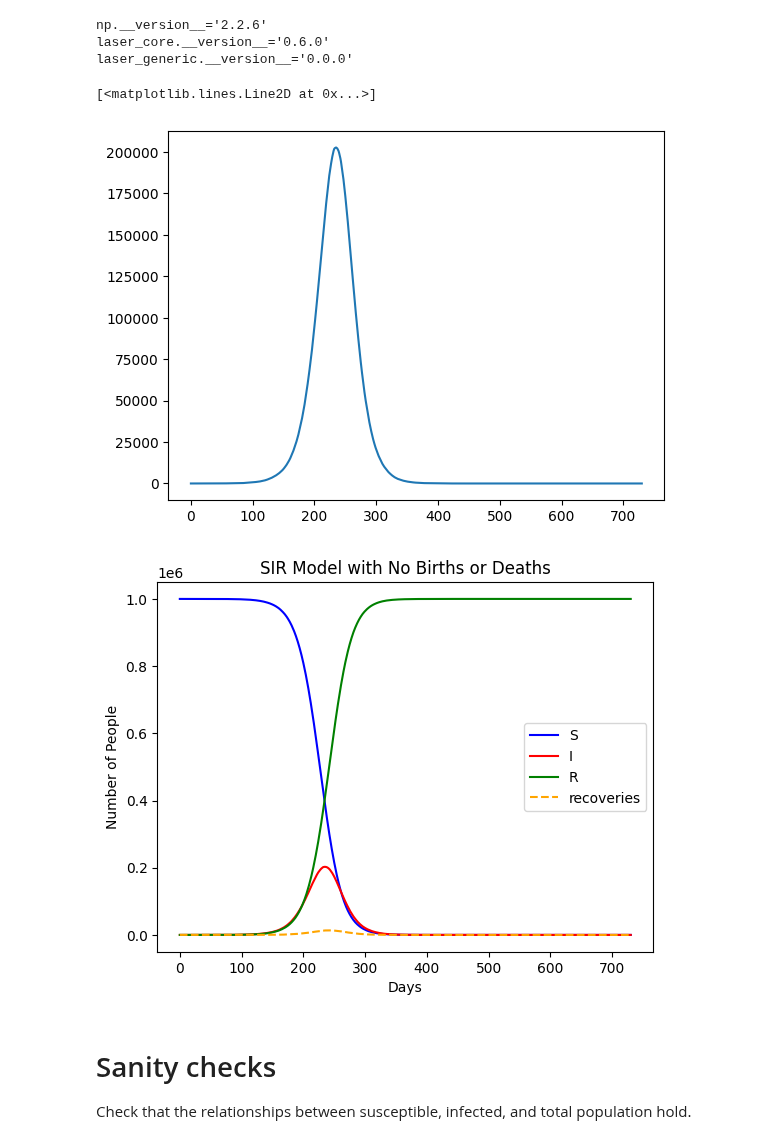
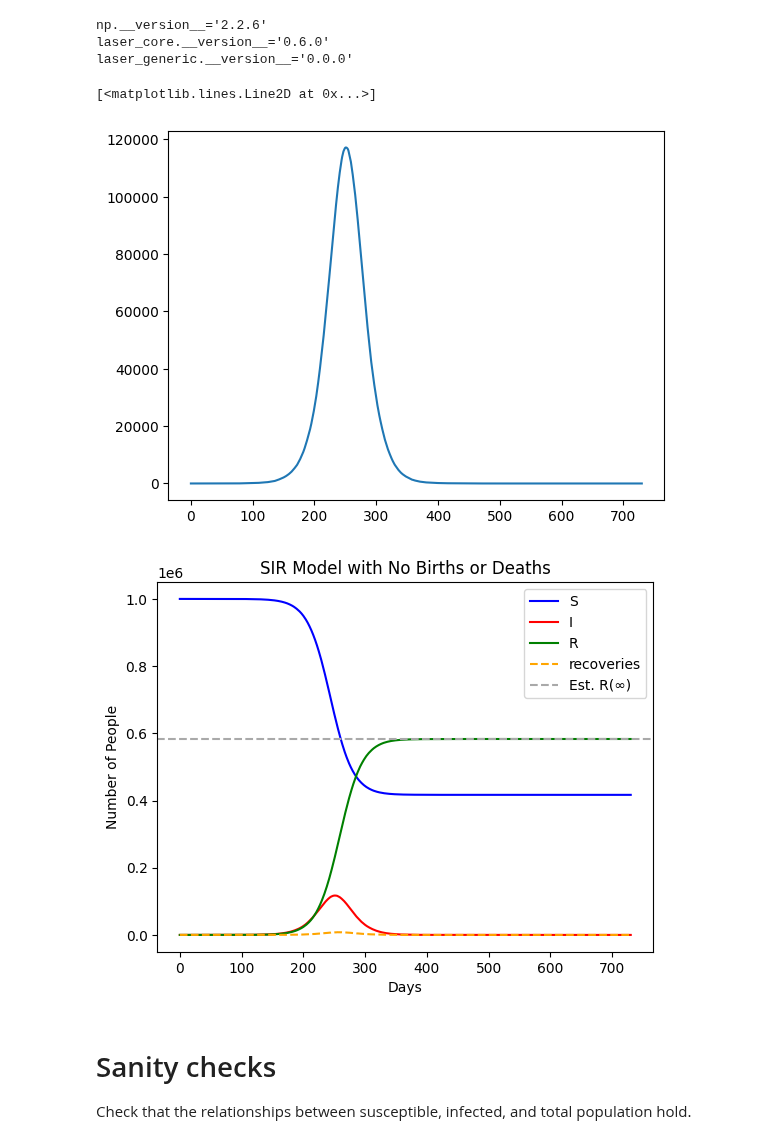
Before and after one commit to InstituteforDiseaseModeling/laser-generic, a Jupyter notebook: notebooks/04_SIR_nobirths_outbreak_size.ipynb, the cells around one changed output. Saved outputs shown, nothing was run; the diff lists cells and outputs as text; code cells hidden in the pictures.

```diff
--- a/notebooks/04_SIR_nobirths_outbreak_size.ipynb
+++ b/notebooks/04_SIR_nobirths_outbreak_size.ipynb
@@ -108,15 +109,9 @@ def create_single_node_model(population: int, init_inf: int = 0, init_rec: int =
 # %%
 pop = 1e6
 initial_infected = 1
-parameters = PropertySet({"seed": 2, "nticks": 730, "verbose": True, "beta": 0.1, "inf_mean": 50, "cbr": 0.0, "cdr": 0.0})
+# parameters = PropertySet({"seed": 2, "nticks": 730, "verbose": True, "beta": 0.1, "inf_mean": 50, "cbr": 0.0, "cdr": 0.0})
+# R0 = beta * inf_mean = 0.1 * 15 = 1.5 - expected attack fraction is just under 60%
 parameters = PropertySet({"seed": 2, "nticks": 730, "verbose": True, "beta": 0.1, "inf_mean": 15, "cbr": 0.0, "cdr": 0.0})
-
-model = create_single_node_model(
-    population=pop,
-    init_inf=initial_infected,
-    init_rec=0,
-    parameters=parameters,
-)
 
 inf_mean = np.float32(parameters.inf_mean)
 @nb.njit(nogil=True, cache=True)
@@ -127,31 +122,45 @@ def infectious_duration_distribution():
     clipped = np.maximum(1, asuint8)
     return clipped
 
-model.infectious_duration_fn = infectious_duration_distribution
 
-# We're setting up a population with no births or deaths, so these demographics won't be used.
-# Sampling this pyramid will return indices in [0, 88] with equal probability.
-# model.pyramid = AliasedDistribution(np.full(89, 1_000))
-# The survival function will return the probability of surviving past each age.
-# model.survival = KaplanMeierEstimator(np.full(89, 1_000).cumsum())
+stochastic_elimination = True
+while stochastic_elimination:
 
-model.run()
+    model = create_single_node_model(
+        population=pop,
+        init_inf=initial_infected,
+        init_rec=0,
+        parameters=parameters,
+    )
+    model.infectious_duration_fn = infectious_duration_distribution
+
+    model.run()
+    stochastic_elimination = np.all(model.nodes.I[10] == 0)
+
 plt.plot(model.nodes.I)
 # %% [output]
 [<matplotlib.lines.Line2D at 0x...>]
-[figure, old version]
+[figure, new version]
 # %%
+# Estimate the outbreak size (attack fraction) using the final size equation
+R0 = parameters.beta * parameters.inf_mean
+S0 = (pop - initial_infected) / pop
+S_inf = -1 / R0 * lambertw(-R0 * S0 * np.exp(-R0)).real
+A = 1 - S_inf  # Attack fraction
+final_R = A * pop + initial_infected
+
 plt.plot(model.nodes.S, color="blue")
 plt.plot(model.nodes.I, color="red")
 plt.plot(model.nodes.R, color="green")
 plt.plot(model.nodes.recovered, color="orange", linestyle="dashed")
-plt.legend(["S", "I", "R", "recoveries"])
+plt.axhline(final_R, color="darkgray", linestyle="dashed")
+plt.legend(["S", "I", "R", "recoveries", "Est. R(∞)"])
 plt.xlabel("Days")
 plt.ylabel("Number of People")
 plt.title("SIR Model with No Births or Deaths")
 plt.show()
 # %% [output]
-[figure, old version]
+[figure, new version]
 # %% [markdown]
 # Sanity checks
 Check that the relationships between susceptible, infected, and total population hold.
```
Also changed, not shown: parts of 2 cells of this notebook, 14 other files.
